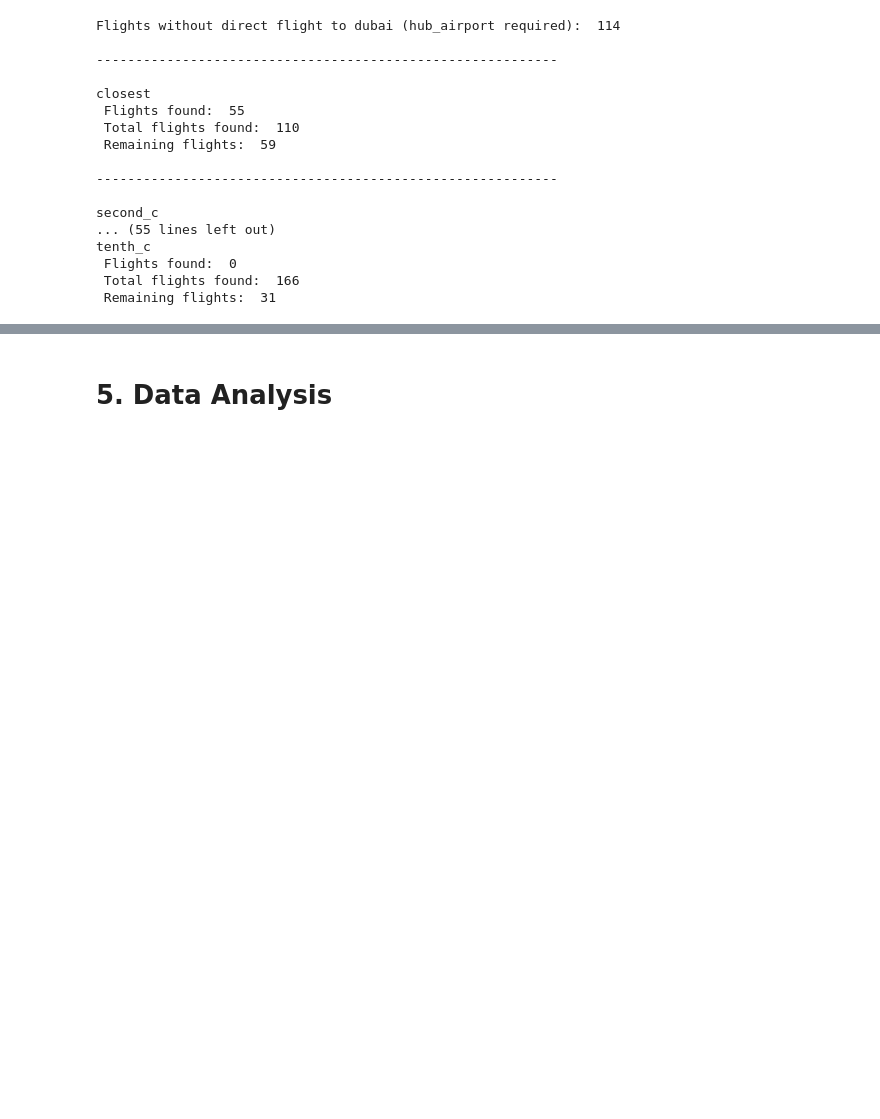
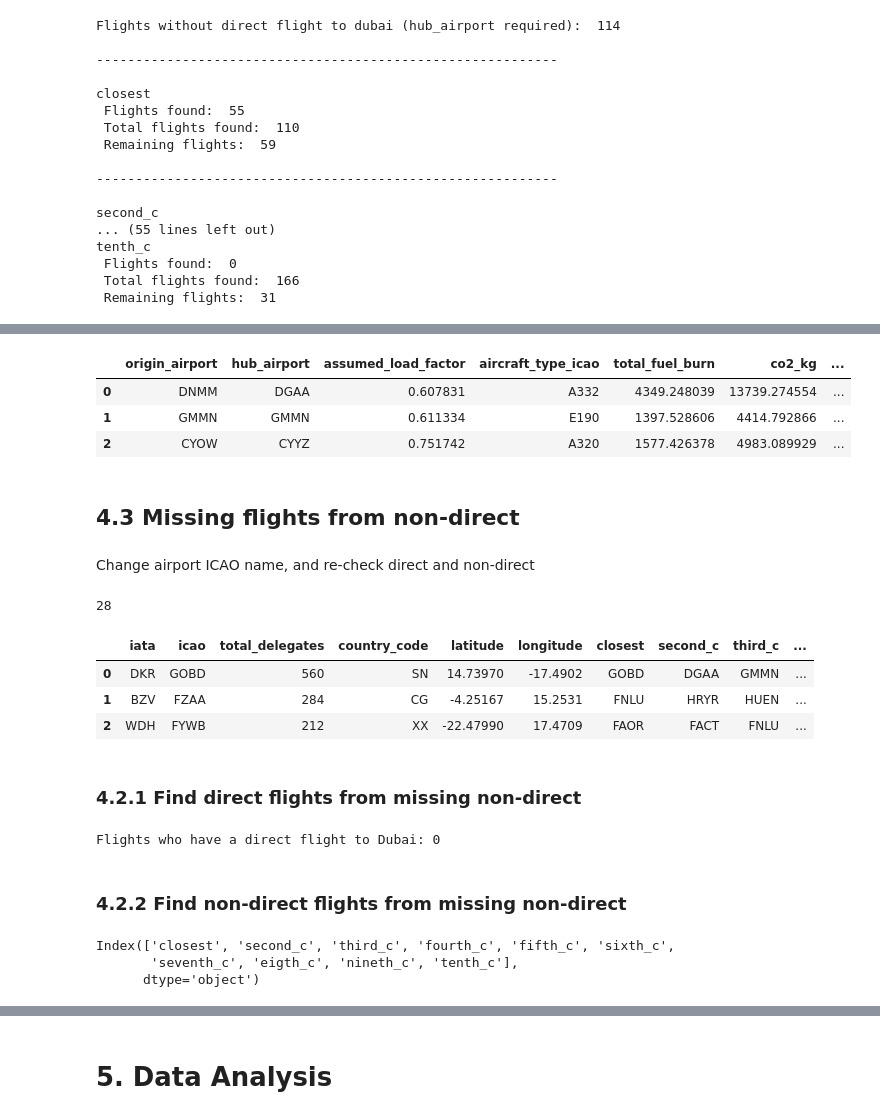
Before and after one commit to lukasschirren/COP_flight_analysis, a Jupyter notebook: cop28_flight_analysis.ipynb, the cells around one changed output, grey strips where cells are left out. Drawn from its saved outputs; the diff is of its cells as text; code cells hidden in the pictures; blank space fills up the shorter version.

Commit message:
Find missing flight connections

```diff
--- a/cop28_flight_analysis.ipynb
+++ b/cop28_flight_analysis.ipynb
@@ -381,0 +372,9 @@ all_flights_non_direct #['aircraft_type_icao'].unique()
+# %%
+all_flights_non_direct.iloc[:3]
+# %% [output]
+|  | origin_airport | hub_airport | assumed_load_factor | aircraft_type_icao | total_fuel_burn | co2_kg | ... |
+| 0 | DNMM | DGAA | 0.607831 | A332 | 4349.248039 | 13739.274554 | ... |
+| 1 | GMMN | GMMN | 0.611334 | E190 | 1397.528606 | 4414.792866 | ... |
+| 2 | CYOW | CYYZ | 0.751742 | A320 | 1577.426378 | 4983.089929 | ... |
+# %% [markdown]
+## 4.3 Missing flights from non-direct
@@ -381,0 +384,58 @@ all_flights_non_direct #['aircraft_type_icao'].unique()
+# %% [markdown]
+Change airport ICAO name, and re-check direct and non-direct
+# %%
+# GOOY/GOBD - GOGS
+# FCBB - FZAA
+# FYWH/FYWE/FYWB
+# SPIM - SPJC
+# FKKY - FKKD
+# OYSN - OYSY
+# NFNA - NFFN
+# UAFM - UCFM
+# ZMUB - ZMCK
+# NVVV
+# NFTF
+# PLCH - NGTA
+# FDMS - FDSK
+# NGFU
+# NSFA
+# FXMM
+# SLLP - SLVR
+# HSSK
+# LSZC - LSZH
+# TLPC - TLPL
+# SVMI
+# TDPD
+# MYSM - MYNN
+# PTPN
+# NIUE
+# NCRG
+# LESU - LEBL
+# ZKPY
+
+path_transit = os.getcwd() + '/data/data_missing31_non_direct_no_connection.xlsx'
+missing_flights = pd.read_excel(path_transit)
+print(len(missing_flights))
+missing_flights.iloc[:3]
+# %% [output]
+28
+|  | iata | icao | total_delegates | country_code | latitude | longitude | closest | second_c | third_c | ... |
+| 0 | DKR | GOBD | 560 | SN | 14.73970 | -17.4902 | GOBD | DGAA | GMMN | ... |
+| 1 | BZV | FZAA | 284 | CG | -4.25167 | 15.2531 | FNLU | HRYR | HUEN | ... |
+| 2 | WDH | FYWB | 212 | XX | -22.47990 | 17.4709 | FAOR | FACT | FNLU | ... |
+# %% [markdown]
+### 4.2.1 Find direct flights from missing non-direct
+# %%
+merged_df = missing_flights.merge(destination_dubai, left_on='icao', right_on='origin_airport', how='inner')
+test = merged_df['icao'].unique()
+print("Flights who have a direct flight to Dubai:",test.size)
+# %% [output]
+Flights who have a direct flight to Dubai: 0
+# %% [markdown]
+### 4.2.2 Find non-direct flights from missing non-direct
+# %%
+missing_flights.iloc[:,6:16].columns
+# %% [output]
+Index(['closest', 'second_c', 'third_c', 'fourth_c', 'fifth_c', 'sixth_c',
+       'seventh_c', 'eigth_c', 'nineth_c', 'tenth_c'],
+      dtype='object')
```
Also changed, not shown: parts of 17 cells of this notebook, 4 other files.
